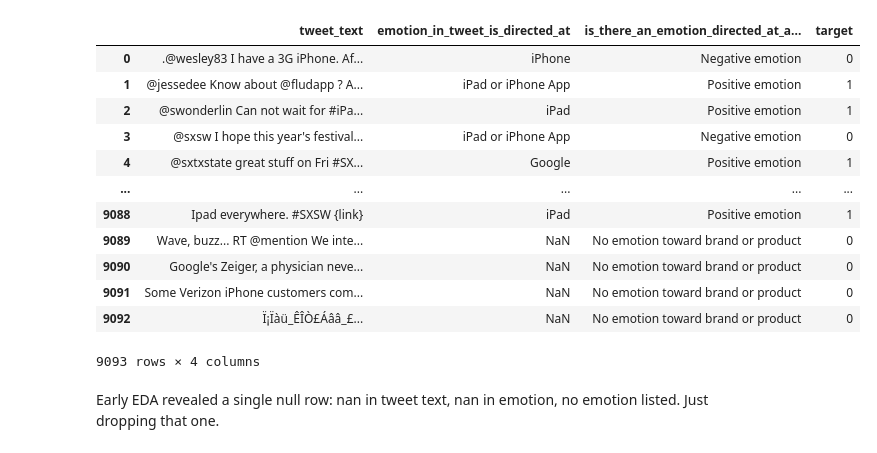
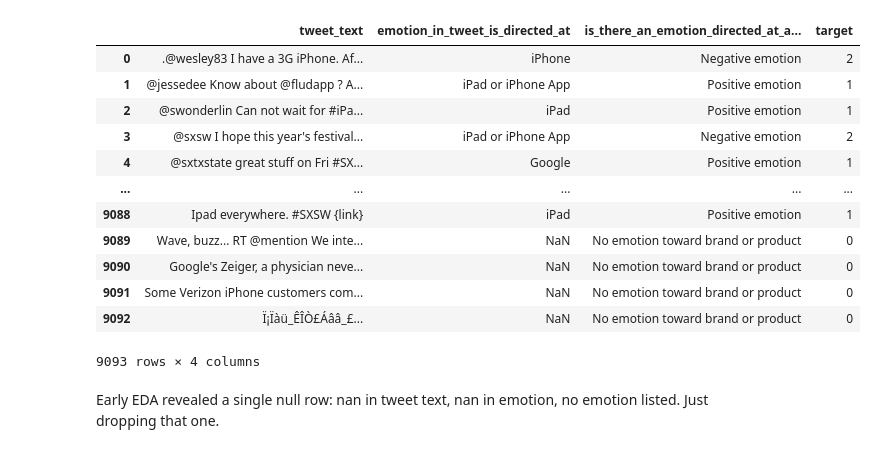
Before and after one commit to JulianWard147/Phase4-NLP, a Jupyter notebook: Julian-Early-Modeling.ipynb, the cells around one changed output. Saved outputs shown, nothing was run; the diff lists cells and outputs as text; code cells hidden in the pictures.

```diff
--- a/Julian-Early-Modeling.ipynb
+++ b/Julian-Early-Modeling.ipynb
@@ -16,18 +17,18 @@ from sklearn.model_selection import train_test_split
 # %%
 df = pd.read_csv('data/judge-1377884607_tweet_product_company.csv', encoding = 'unicode_escape')
 
 df['target'] = df.is_there_an_emotion_directed_at_a_brand_or_product
 df.target.replace(to_replace = "Positive emotion", value = 1, inplace= True)
-df.target.replace(to_replace = "Negative emotion", value = 0, inplace= True)
+df.target.replace(to_replace = "Negative emotion", value = 2, inplace= True)
 df.target.replace(to_replace = "No emotion toward brand or product", value = 0, inplace= True)
 df.target.replace(to_replace = "I can't tell", value = 0, inplace= True)
 df
 # %% [output]
 |  | tweet_text | emotion_in_tweet_is_directed_at | is_there_an_emotion_directed_at_a... | target |
-| 0 | .@wesley83 I have a 3G iPhone. Af... | iPhone | Negative emotion | 0 |
+| 0 | .@wesley83 I have a 3G iPhone. Af... | iPhone | Negative emotion | 2 |
 | 1 | @jessedee Know about @fludapp ? A... | iPad or iPhone App | Positive emotion | 1 |
 | 2 | @swonderlin Can not wait for #iPa... | iPad | Positive emotion | 1 |
-| 3 | @sxsw I hope this year's festival... | iPad or iPhone App | Negative emotion | 0 |
+| 3 | @sxsw I hope this year's festival... | iPad or iPhone App | Negative emotion | 2 |
 | 4 | @sxtxstate great stuff on Fri #SX... | Google | Positive emotion | 1 |
 | ... | ... | ... | ... | ... |
 | 9088 | Ipad everywhere. #SXSW {link} | iPad | Positive emotion | 1 |
```
Also changed, not shown: parts of 27 cells of this notebook, 1 other file.
